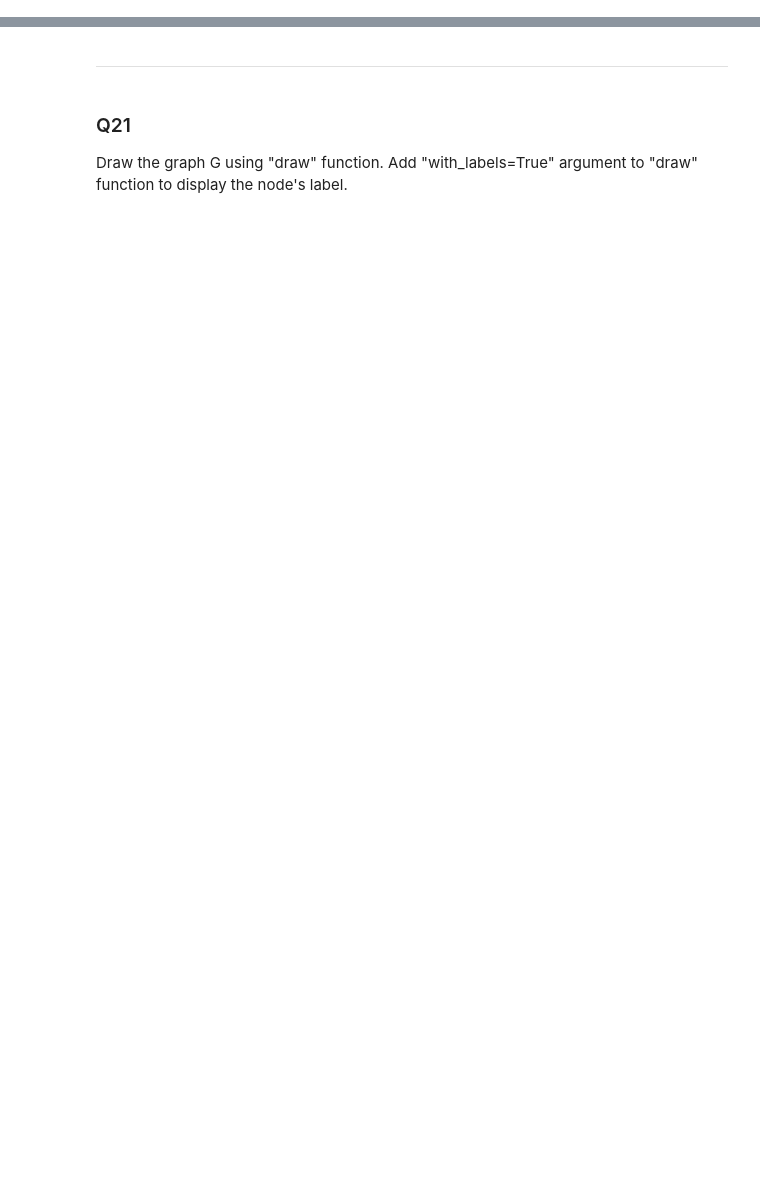
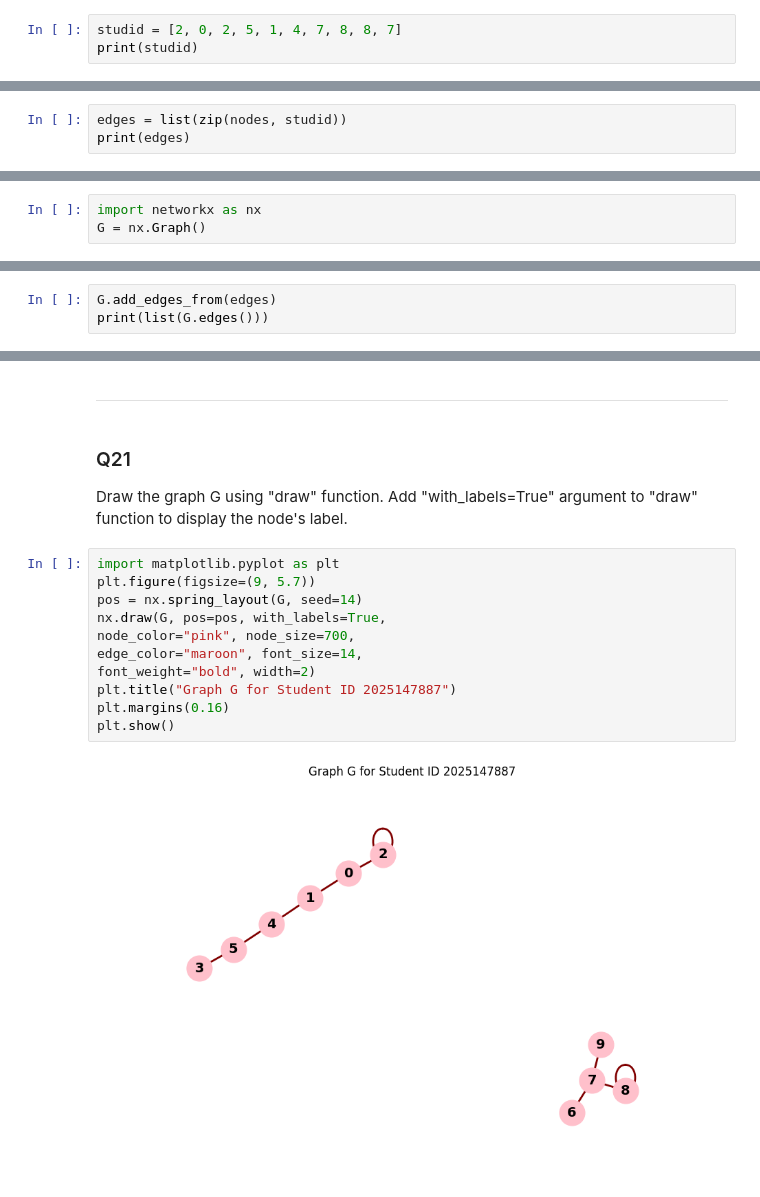
Before and after one commit to IzzatyNajmi/Lab-Assignment-MAT668, a Jupyter notebook: Lab_MAT668.ipynb, the cells around one changed output, grey strips where cells are left out. Cells and saved outputs as stored; diff of their text form; blank space fills up the shorter version.

```diff
--- a/Lab_MAT668.ipynb
+++ b/Lab_MAT668.ipynb
@@ -35,3 +40,6 @@ Define a list using your student ID named "studid".<br >
 For example, if your student ID is "2015234031",<br />
 your list is [2, 0, 1, 5, 2, 3, 4, 0, 3, 1].<br />
 Print it using  "print" function.
+# %%
+studid = [2, 0, 2, 5, 1, 4, 7, 8, 8, 7]
+print(studid)
@@ -49,3 +59,6 @@ If nodes = [0, 1, 2, 3, 4, 5, 6, 7, 8, 9] and  studid = [2, 0, 1, 5, 2, 3, 4, 0,
 then, edges = [(0, 2), (1, 0), (2, 1), (3, 5), (4, 2), (5, 3), (6, 4), (7, 0), (8, 3), (9, 1)]
 
 https://docs.python.org/3/tutorial/datastructures.html#nested-list-comprehensions
+# %%
+edges = list(zip(nodes, studid))
+print(edges)
@@ -58,6 +73,9 @@ Import networkx module as nx.
 Then, create an empty graph G with no nodes and no edges.
 
 https://networkx.github.io/documentation/stable/tutorial.html#creating-a-graph
+# %%
+import networkx as nx
+G = nx.Graph()
 # %% [markdown]
 <hr />
 # %% [markdown]
@@ -65,3 +83,6 @@ https://networkx.github.io/documentation/stable/tutorial.html#creating-a-graph
 Add "edges" to G using "add_edges_from" function.
 
 https://networkx.github.io/documentation/stable/tutorial.html#edges
+# %%
+G.add_edges_from(edges)
+print(list(G.edges()))
@@ -241,3 +345,16 @@ Print the value using "print" function.
 # %% [markdown]
 ### Q21
 Draw the graph G using "draw" function. Add "with_labels=True" argument to "draw" function to display the node's label.
+# %%
+import matplotlib.pyplot as plt
+plt.figure(figsize=(9, 5.7))
+pos = nx.spring_layout(G, seed=14)
+nx.draw(G, pos=pos, with_labels=True,
+node_color="pink", node_size=700,
+edge_color="maroon", font_size=14,
+font_weight="bold", width=2)
+plt.title("Graph G for Student ID 2025147887")
+plt.margins(0.16)
+plt.show()
+# %% [output]
+[figure, added]
```
Also changed, not shown: parts of 18 cells of this notebook.
